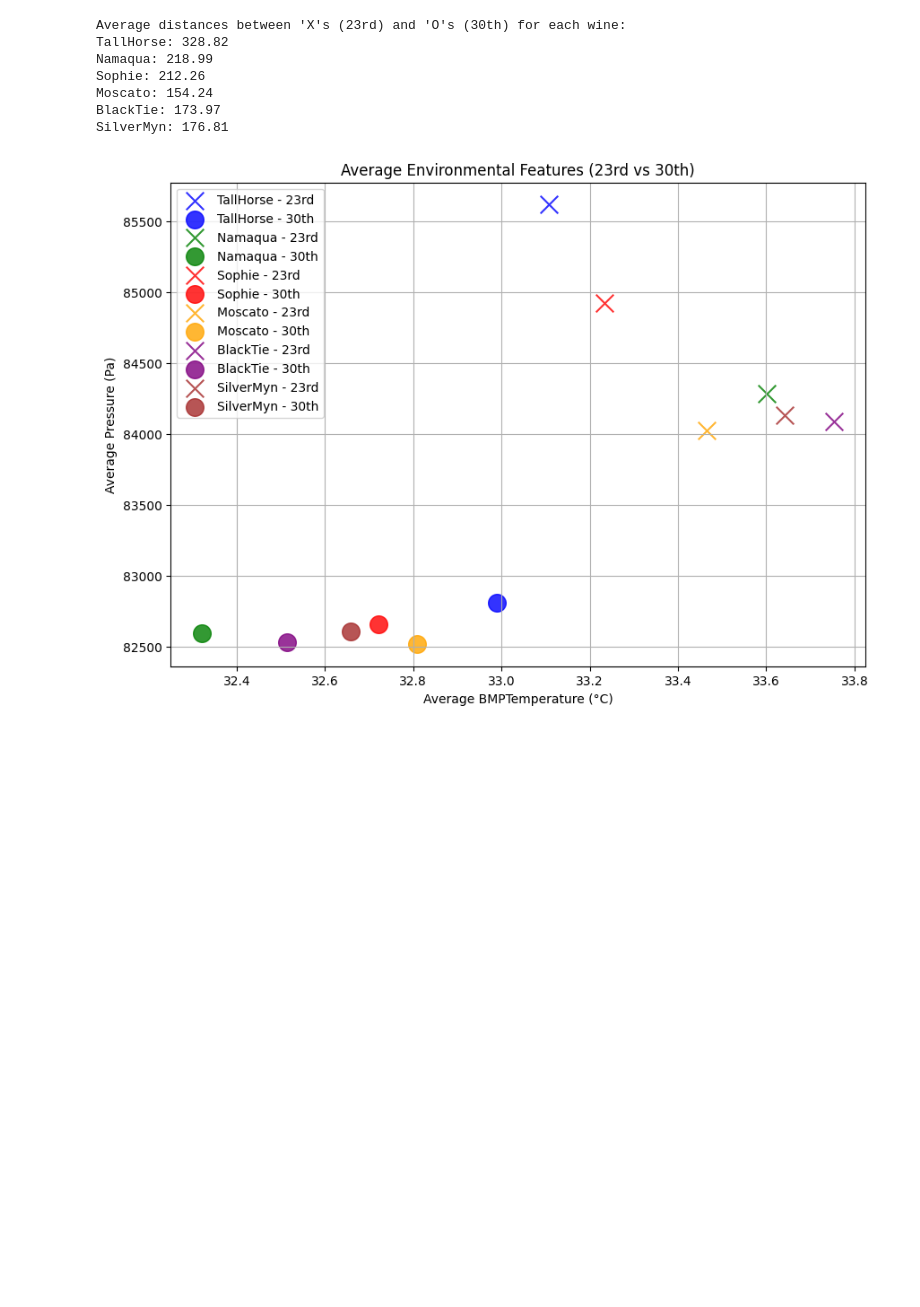
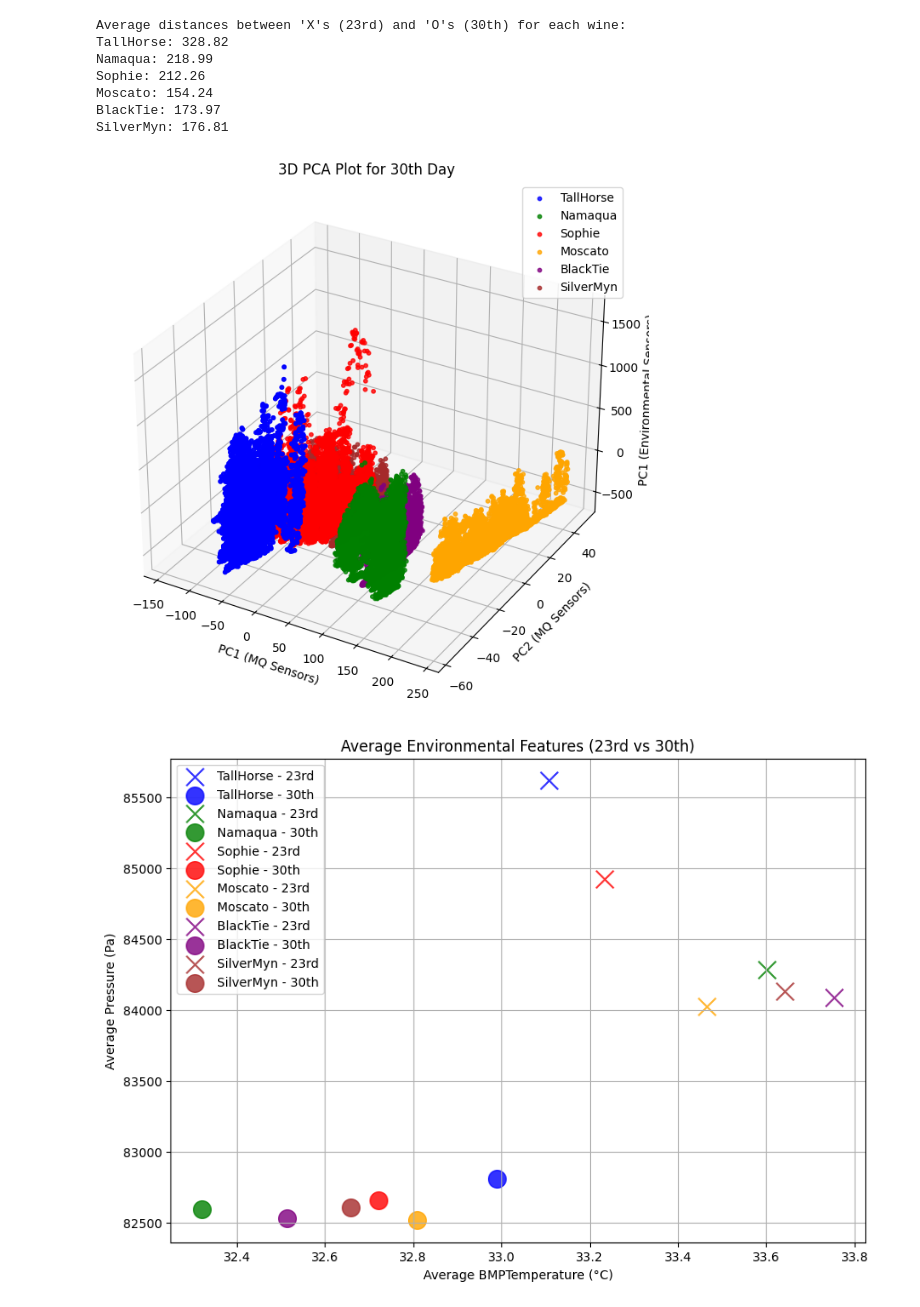
Before and after one commit to AidanRabinowitz/ArduinoWineSniffer, a Jupyter notebook: src/data_analysis_for_NN/NNAnalysis.ipynb, the cells around one changed output. Cells and saved outputs as stored; diff of their text form; code cells hidden in the pictures; blank space fills up the shorter version.

```diff
--- a/src/data_analysis_for_NN/NNAnalysis.ipynb
+++ b/src/data_analysis_for_NN/NNAnalysis.ipynb
@@ -239,6 +239,78 @@ Sophie: 212.26
 Moscato: 154.24
 BlackTie: 173.97
 SilverMyn: 176.81
+# %%
+import pandas as pd
+import numpy as np
+from matplotlib import pyplot as plt
+from mpl_toolkits.mplot3d import Axes3D
+from sklearn.decomposition import PCA
+
+# Assuming you already have MQ and environmental sensor data in filtered_data_clean
+mq_sensors = ["MQ6", "MQ5", "MQ4", "MQ7", "MQ3", "MQ8", "MQ2", "MQ135", "MQ9"]
+env_sensors = ["BMPTemperature", "Pressure(Pa)", "DHTTemperature", "Humidity"]
+sensor_data = filtered_data_clean[mq_sensors]
+env_data = filtered_data_clean[env_sensors]
+target_labels = filtered_data_clean['Target']
+day_labels = filtered_data_clean['Day']
+
+# Perform PCA on MQ sensor data (2 components for X and Y axes)
+pca_mq = PCA(n_components=2)
+pca_result_mq = pca_mq.fit_transform(sensor_data)
+
+# Perform PCA on environmental sensor data (1 component for Z axis)
+pca_env = PCA(n_components=1)
+pca_result_env = pca_env.fit_transform(env_data)
+
+# Combine the PCA results: 2 from MQ + 1 from Environmental
+combined_pca = np.hstack([pca_result_mq, pca_result_env])
+
+# Create a new DataFrame with the combined PCA results, wine labels, and day labels
+pca_df = pd.DataFrame(data=combined_pca, columns=['PC1_MQ', 'PC2_MQ', 'PC1_Env'])
+pca_df['Target'] = target_labels.values
+pca_df['Day'] = day_labels.values
+
+# Filter the data to include only one day's data (for example, '30th')
+day_to_plot = '30th'
+pca_df_day = pca_df[pca_df['Day'] == day_to_plot]
+
+# Define color map for each wine label
+color_map = {
+    "TallHorse": 'blue',
+    "Namaqua": 'green',
+    "Sophie": 'red',
+    "Moscato": 'orange',
+    "BlackTie": 'purple',
+    "SilverMyn": 'brown'
+}
+
+# Set up a 3D plot
+fig = plt.figure(figsize=(12, 8))
+ax = fig.add_subplot(111, projection='3d')
+
+# Marker size for visibility
+marker_size = 10
+
+# Plot data points for each wine
+for wine in color_map.keys():
+    wine_data = pca_df_day[pca_df_day['Target'] == wine]
+    ax.scatter(wine_data['PC1_MQ'], wine_data['PC2_MQ'], wine_data['PC1_Env'],
+               color=color_map[wine], label=f'{wine}', s=marker_size, alpha=0.8)
+
+# Add axis labels
+ax.set_xlabel('PC1 (MQ Sensors)')
+ax.set_ylabel('PC2 (MQ Sensors)')
+ax.set_zlabel('PC1 (Environmental Sensors)')
+
+# Add a title and legend
+plt.title(f'3D PCA Plot for {day_to_plot} Day')
+plt.legend(loc='best')
+plt.grid(True)
+
+# Show the plot
+plt.show()
+# %% [output]
+[figure, added]
 # %%
 import pandas as pd
 import matplotlib.pyplot as plt
```
Also changed, not shown: parts of 6 cells of this notebook.
